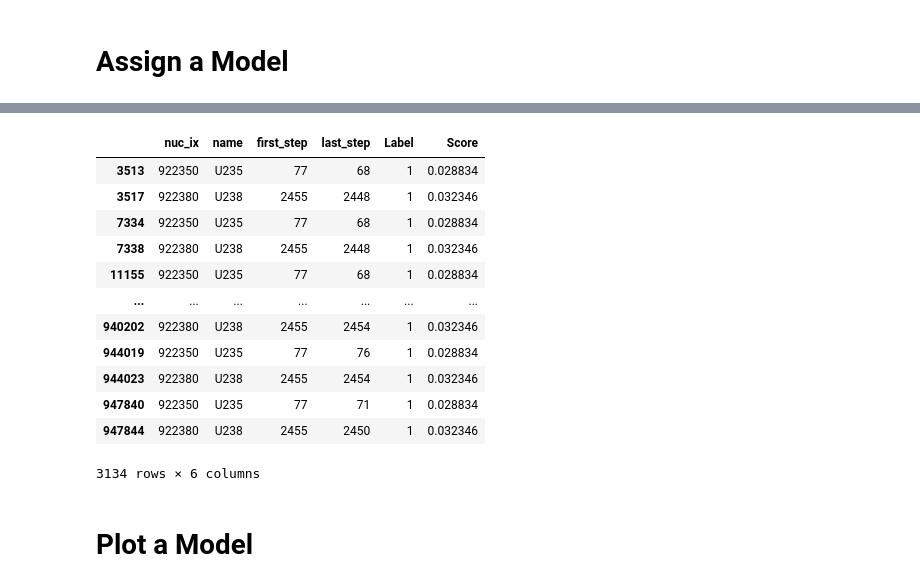
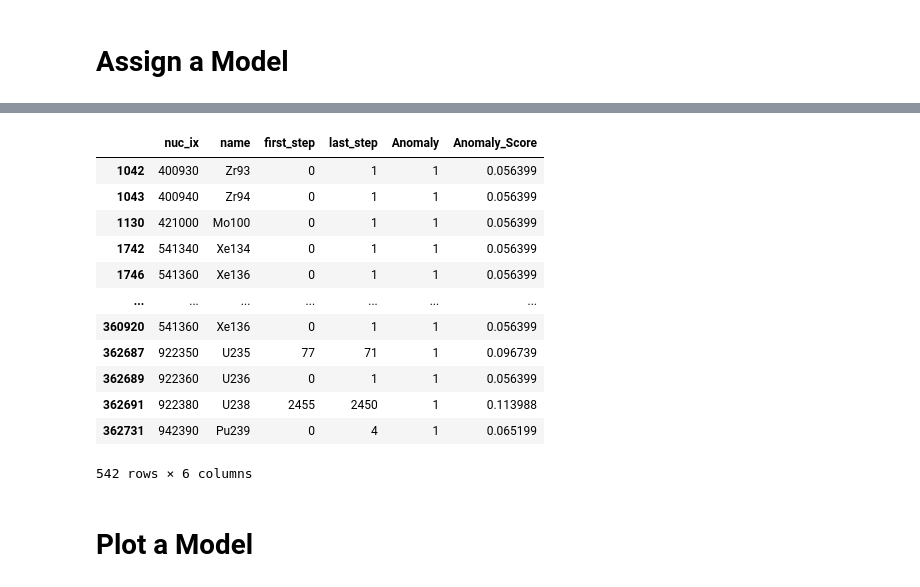
Before and after one commit to bookyue/nuclear_data_automated_processing, a Jupyter notebook: jupyterlab/anomaly_detection.ipynb, the cells around one changed output, grey strips where cells are left out. Saved outputs shown, nothing was run; the diff lists cells and outputs as text; code cells hidden in the pictures.

```diff
--- a/jupyterlab/anomaly_detection.ipynb
+++ b/jupyterlab/anomaly_detection.ipynb
@@ -96,19 +96,19 @@ iforest_results.head()
-# %%
-iforest_results[iforest_results.Label == 1]
-# %% [output]
-|  | nuc_ix | name | first_step | last_step | Label | Score |
-| 3513 | 922350 | U235 | 77 | 68 | 1 | 0.028834 |
-| 3517 | 922380 | U238 | 2455 | 2448 | 1 | 0.032346 |
-| 7334 | 922350 | U235 | 77 | 68 | 1 | 0.028834 |
-| 7338 | 922380 | U238 | 2455 | 2448 | 1 | 0.032346 |
-| 11155 | 922350 | U235 | 77 | 68 | 1 | 0.028834 |
-| ... | ... | ... | ... | ... | ... | ... |
-| 940202 | 922380 | U238 | 2455 | 2454 | 1 | 0.032346 |
-| 944019 | 922350 | U235 | 77 | 76 | 1 | 0.028834 |
-| 944023 | 922380 | U238 | 2455 | 2454 | 1 | 0.032346 |
-| 947840 | 922350 | U235 | 77 | 71 | 1 | 0.028834 |
-| 947844 | 922380 | U238 | 2455 | 2450 | 1 | 0.032346 |
-3134 rows × 6 columns
+# %%
+iforest_results[iforest_results.Anomaly == 1]
+# %% [output]
+|  | nuc_ix | name | first_step | last_step | Anomaly | Anomaly_Score |
+| 1042 | 400930 | Zr93 | 0 | 1 | 1 | 0.056399 |
+| 1043 | 400940 | Zr94 | 0 | 1 | 1 | 0.056399 |
+| 1130 | 421000 | Mo100 | 0 | 1 | 1 | 0.056399 |
+| 1742 | 541340 | Xe134 | 0 | 1 | 1 | 0.056399 |
+| 1746 | 541360 | Xe136 | 0 | 1 | 1 | 0.056399 |
+| ... | ... | ... | ... | ... | ... | ... |
+| 360920 | 541360 | Xe136 | 0 | 1 | 1 | 0.056399 |
+| 362687 | 922350 | U235 | 77 | 71 | 1 | 0.096739 |
+| 362689 | 922360 | U236 | 0 | 1 | 1 | 0.056399 |
+| 362691 | 922380 | U238 | 2455 | 2450 | 1 | 0.113988 |
+| 362731 | 942390 | Pu239 | 0 | 4 | 1 | 0.065199 |
+542 rows × 6 columns
 # %% [markdown]
 # Plot a Model
 # %%
```
Also changed, not shown: parts of 24 cells of this notebook.
